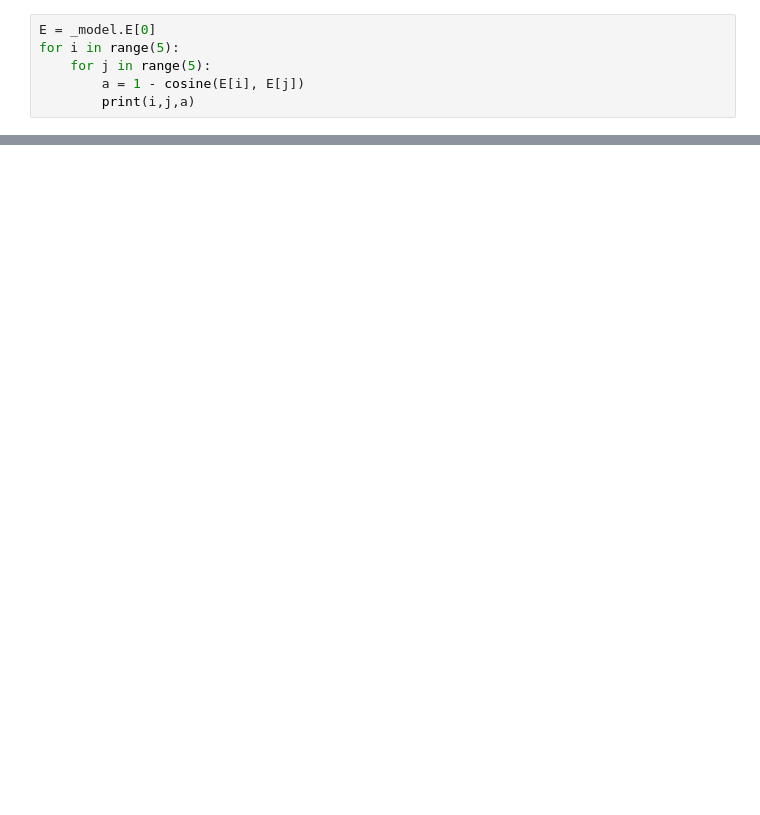
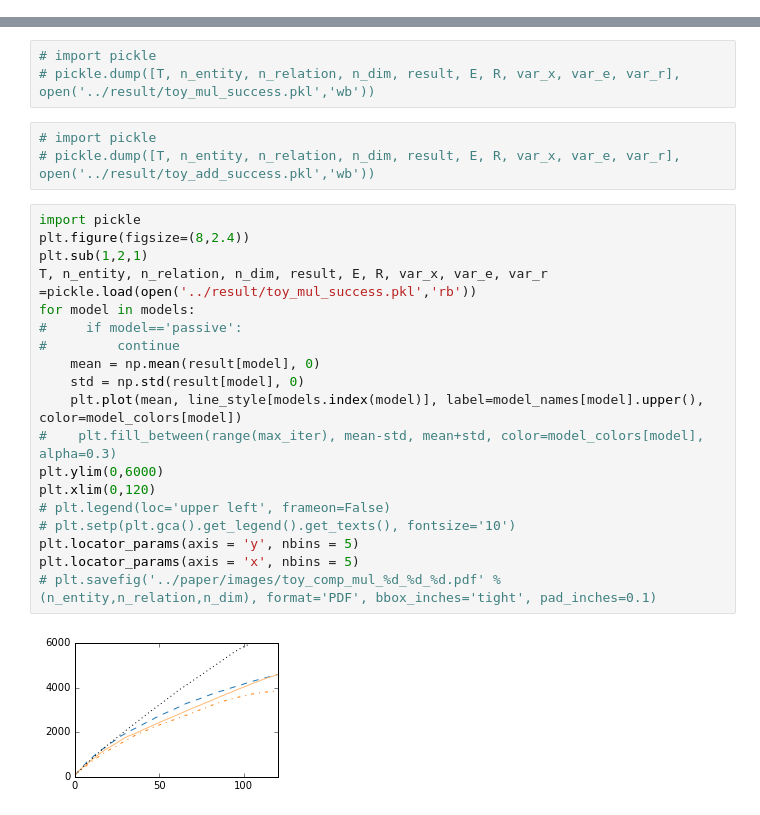
Before and after one commit to dongwookim-ml/almc, a Jupyter notebook: notebooks/toy_composition.ipynb, the cells around one changed output, grey strips where cells are left out. Saved outputs shown, nothing was run; the diff lists cells and outputs as text; blank space fills up the shorter version.

```diff
--- a/notebooks/toy_composition.ipynb
+++ b/notebooks/toy_composition.ipynb
@@ -72,6 +12,0 @@ array([[-0.40896548,  0.19702305,  0.94169044, -0.54650052,  0.46177452],
-# %%
-E = _model.E[0]
-for i in range(5):
-    for j in range(5):
-        a = 1 - cosine(E[i], E[j])
-        print(i,j,a)
@@ -111,0 +101,27 @@ array([[ 0.,  0.,  0.,  0.,  0.],
+# %%
+# import pickle
+# pickle.dump([T, n_entity, n_relation, n_dim, result, E, R, var_x, var_e, var_r], open('../result/toy_mul_success.pkl','wb'))
+# %%
+# import pickle
+# pickle.dump([T, n_entity, n_relation, n_dim, result, E, R, var_x, var_e, var_r], open('../result/toy_add_success.pkl','wb'))
+# %%
+import pickle
+plt.figure(figsize=(8,2.4))
+plt.sub(1,2,1)
+T, n_entity, n_relation, n_dim, result, E, R, var_x, var_e, var_r =pickle.load(open('../result/toy_mul_success.pkl','rb'))
+for model in models:
+#     if model=='passive':
+#         continue
+    mean = np.mean(result[model], 0)
+    std = np.std(result[model], 0)
+    plt.plot(mean, line_style[models.index(model)], label=model_names[model].upper(), color=model_colors[model])
+#    plt.fill_between(range(max_iter), mean-std, mean+std, color=model_colors[model], alpha=0.3)
+plt.ylim(0,6000)
+plt.xlim(0,120)
+# plt.legend(loc='upper left', frameon=False)
+# plt.setp(plt.gca().get_legend().get_texts(), fontsize='10')
+plt.locator_params(axis = 'y', nbins = 5)
+plt.locator_params(axis = 'x', nbins = 5)
+# plt.savefig('../paper/images/toy_comp_mul_%d_%d_%d.pdf' % (n_entity,n_relation,n_dim), format='PDF', bbox_inches='tight', pad_inches=0.1)
+# %% [output]
+[figure, added]
```
Also changed, not shown: parts of 13 cells of this notebook, 6 other files.
